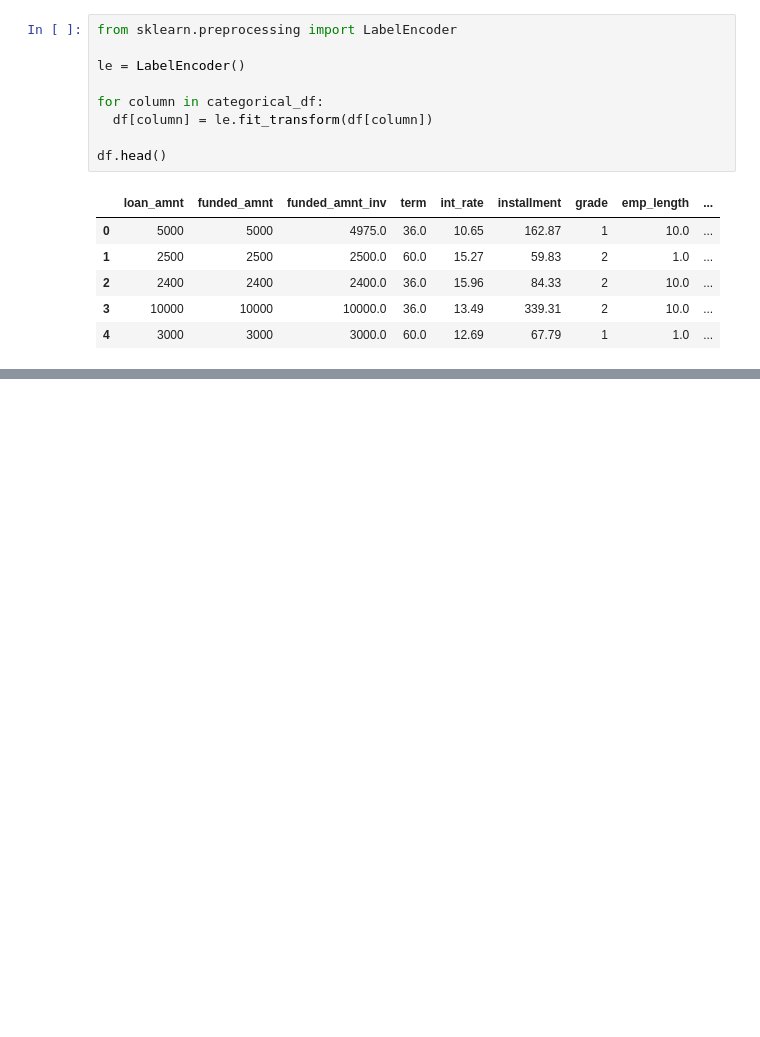
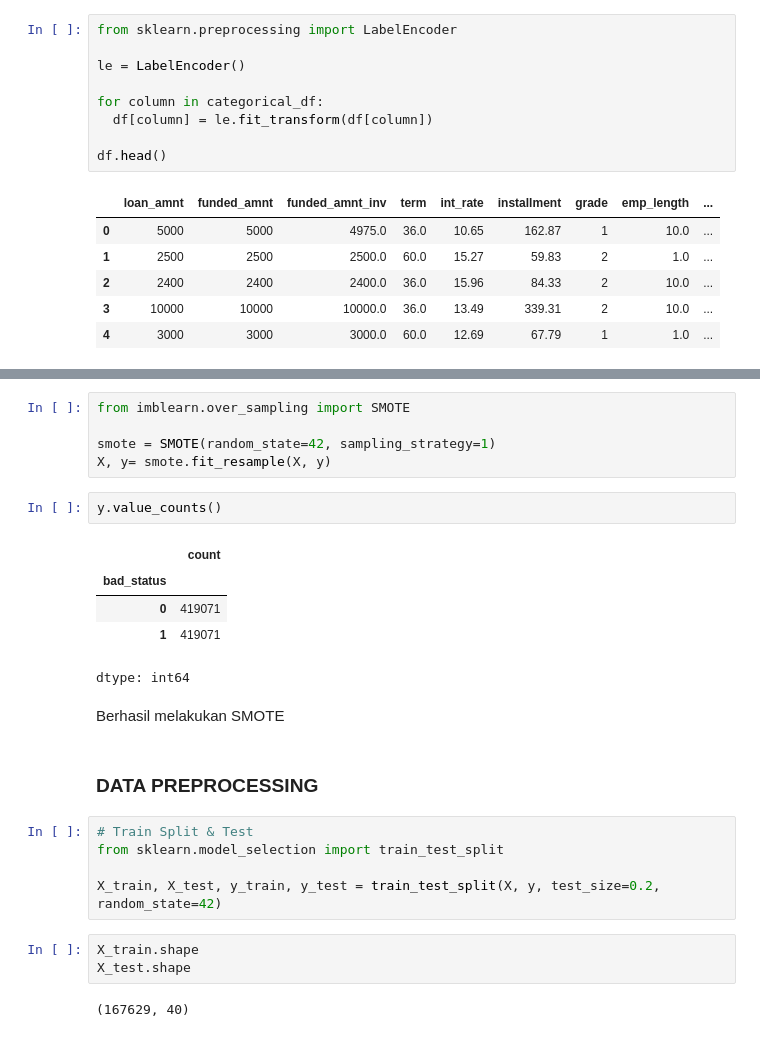
Before and after one commit to rfaoktvian/Credit_Risk_Prediction_ID-X-Partners, a Jupyter notebook: CreditRisk_Final_Project_ID_X_Partners.ipynb, the cells around one changed output, grey strips where cells are left out. Drawn from its saved outputs; the diff is of its cells as text; blank space fills up the shorter version.

```diff
--- a/CreditRisk_Final_Project_ID_X_Partners.ipynb
+++ b/CreditRisk_Final_Project_ID_X_Partners.ipynb
@@ -884,0 +925,27 @@ df.head()
+# %%
+from imblearn.over_sampling import SMOTE
+
+smote = SMOTE(random_state=42, sampling_strategy=1)
+X, y= smote.fit_resample(X, y)
+# %%
+y.value_counts()
+# %% [output]
+|  | count |
+| bad_status |  |
+| 0 | 419071 |
+| 1 | 419071 |
+dtype: int64
+# %% [markdown]
+Berhasil melakukan SMOTE
+# %% [markdown]
+### DATA PREPROCESSING
+# %%
+# Train Split & Test
+from sklearn.model_selection import train_test_split
+
+X_train, X_test, y_train, y_test = train_test_split(X, y, test_size=0.2, random_state=42)
+# %%
+X_train.shape
+X_test.shape
+# %% [output]
+(167629, 40)
```
Also changed, not shown: parts of 6 cells of this notebook.
